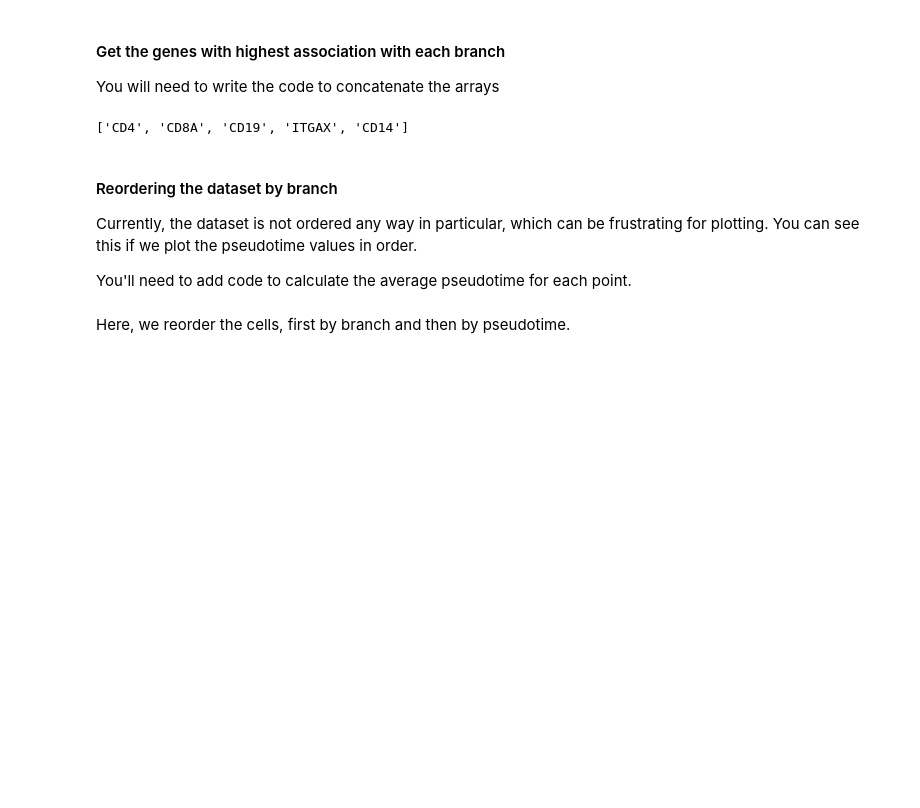
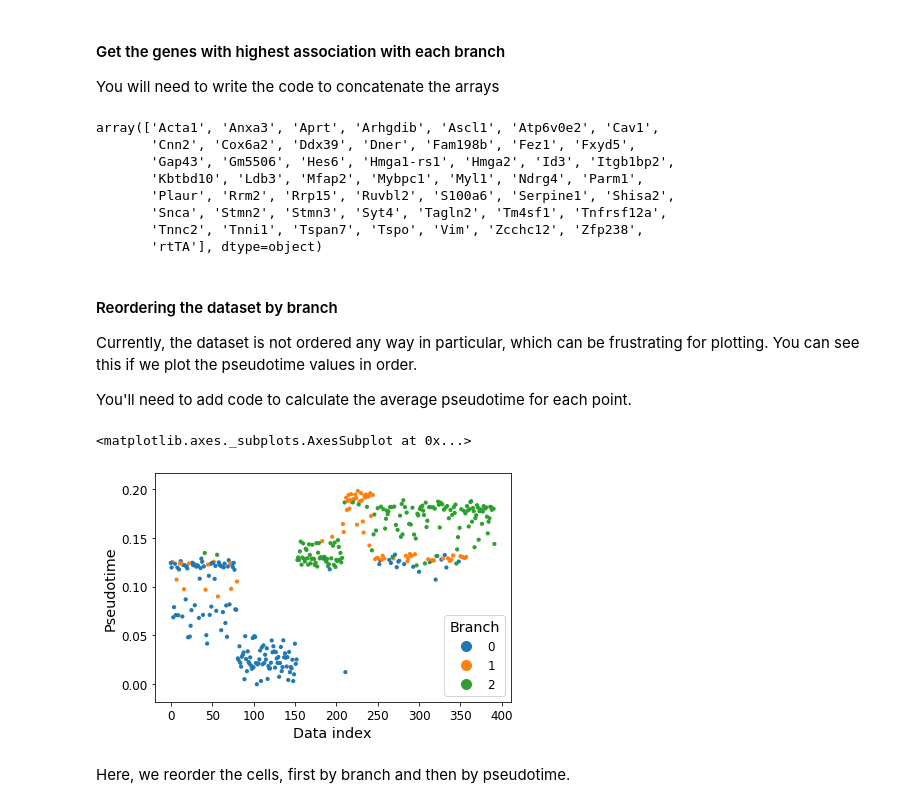
Before and after one commit to vd4mmind/Colab, a Jupyter notebook: Day4_of_00_Gene_Relationships_in_Treutlein_data.ipynb, the cells around one changed output. Drawn from its saved outputs; the diff is of its cells as text; code cells hidden in the pictures; blank space fills up the shorter version.

```diff
--- a/Day4_of_00_Gene_Relationships_in_Treutlein_data.ipynb
+++ b/Day4_of_00_Gene_Relationships_in_Treutlein_data.ipynb
@@ -238,11 +236,20 @@ branch2_genes = data.columns[np.argsort(diff)[:10]]
 # ========
 # Add code to concatenate the lists of genes for each branch
 # Make sure the output is a 1-dimensional array and does not contain duplicates
-interesting_genes = ['CD4', 'CD8A', 'CD19', 'ITGAX', 'CD14']
+interesting_genes = np.unique(np.concatenate([
+    branch0_genes, branch1_genes, branch2_genes
+]))
 # ========
 interesting_genes
 # %% [output]
-['CD4', 'CD8A', 'CD19', 'ITGAX', 'CD14']
+array(['Acta1', 'Anxa3', 'Aprt', 'Arhgdib', 'Ascl1', 'Atp6v0e2', 'Cav1',
+       'Cnn2', 'Cox6a2', 'Ddx39', 'Dner', 'Fam198b', 'Fez1', 'Fxyd5',
+       'Gap43', 'Gm5506', 'Hes6', 'Hmga1-rs1', 'Hmga2', 'Id3', 'Itgb1bp2',
+       'Kbtbd10', 'Ldb3', 'Mfap2', 'Mybpc1', 'Myl1', 'Ndrg4', 'Parm1',
+       'Plaur', 'Rrm2', 'Rrp15', 'Ruvbl2', 'S100a6', 'Serpine1', 'Shisa2',
+       'Snca', 'Stmn2', 'Stmn3', 'Syt4', 'Tagln2', 'Tm4sf1', 'Tnfrsf12a',
+       'Tnnc2', 'Tnni1', 'Tspan7', 'Tspo', 'Vim', 'Zcchc12', 'Zfp238',
+       'rtTA'], dtype=object)
 # %% [markdown]
 #### Reordering the dataset by branch
 
@@ -252,39 +259,20 @@ You'll need to add code to calculate the average pseudotime for each point.
 # %%
 # =======
 # Add code to calculate average pseudotime per cell here
 # Note: you may find the function `np.nanmean` helpful
-mean_pseudotime =
-
-branch_ids = np.unique(branch)
-    branch_means = [
-        np.nanmean(slingshot["pseudotime"][branch == id])
-        if not np.all(np.isnan(slingshot["pseudotime"][branch == id]))
-        else np.nan
-        for id in branch_ids
-    ]
-    branch_order = np.argsort(branch_means)
-    branch_old = branch.copy()
-    for i in range(len(branch_order)):
-        j = branch_order[i]
-        if np.isnan(branch_means[j]):
-            branch[branch_old == branch_ids[j]] = -1
-        else:
-            branch[branch_old == branch_ids[j]] = i
-    slingshot["branch"] = branch
-
-    if index is not None:
-        slingshot["pseudotime"] = pd.DataFrame(slingshot["pseudotime"], index=index)
-        slingshot["branch"] = pd.Series(slingshot["branch"], name="branch", index=index)
-    return slingshot
+mean_pseudotime = np.nanmean(results['pseudotime'], axis=1)
 
 # =======
 
 scprep.plot.scatter(np.arange(results['pseudotime'].shape[0]),
                     mean_pseudotime,
                     c=results['branch'],
                     xlabel="Data index",
                     ylabel="Pseudotime",
                     legend_title="Branch")
+# %% [output]
+<matplotlib.axes._subplots.AxesSubplot at 0x...>
+[figure, added]
 # %% [markdown]
 Here, we reorder the cells, first by branch and then by pseudotime.
 # %%
```
Also changed, not shown: parts of 19 cells of this notebook.
